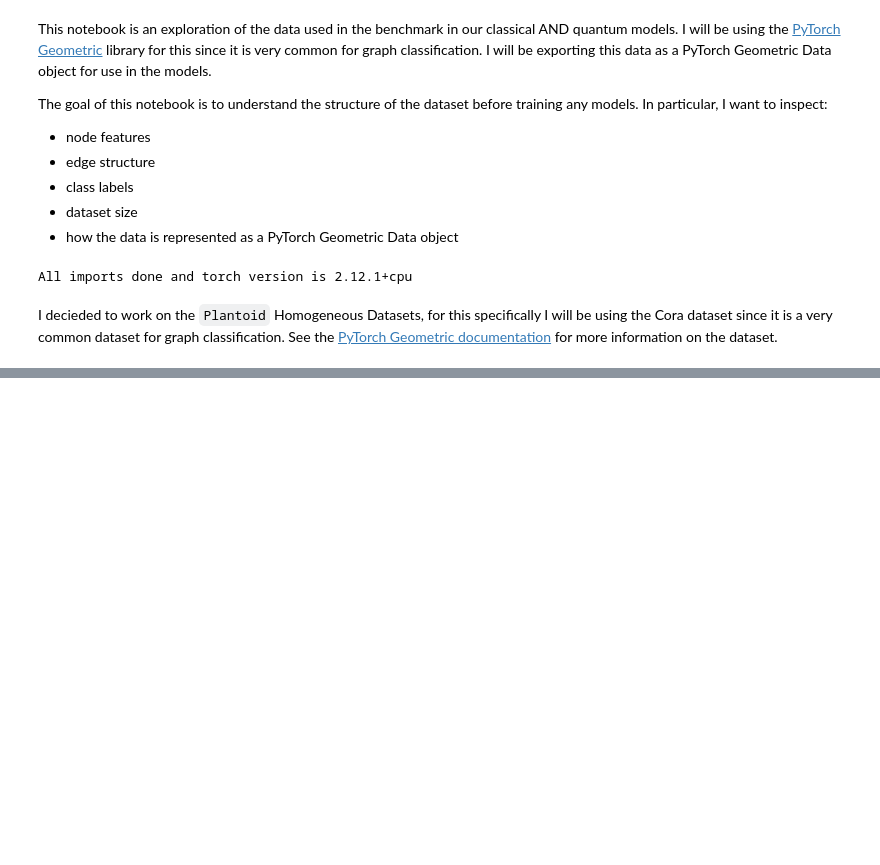
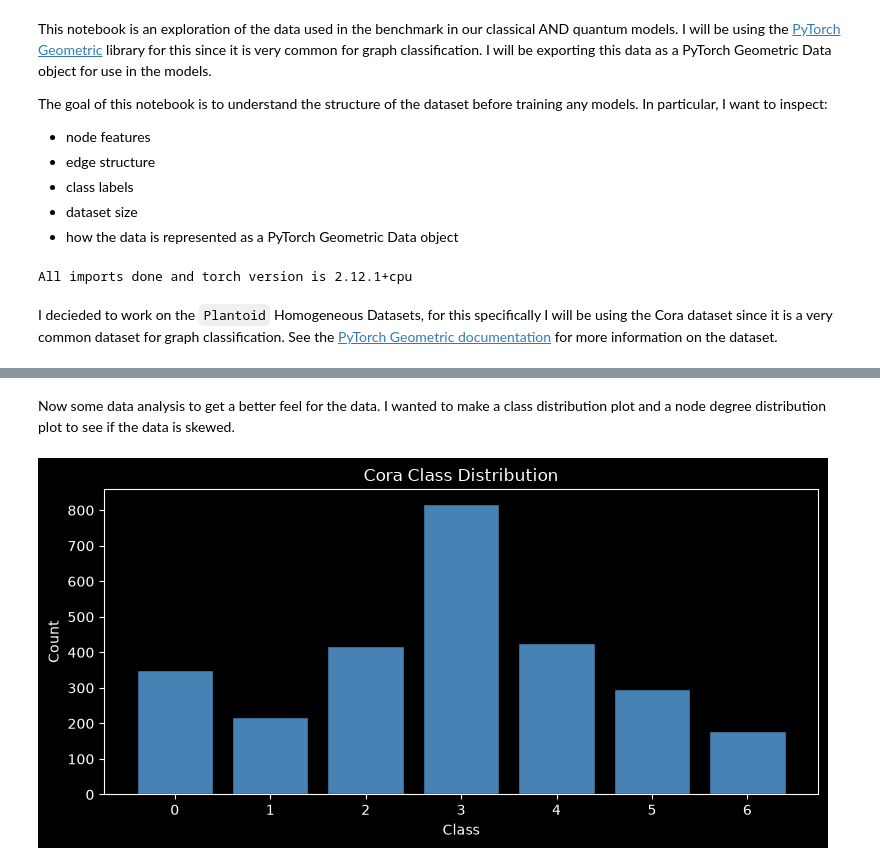
Before and after one commit to Aiden-Rader/qml-graph-benchmark, a Jupyter notebook: notebooks/01_data_exploration.ipynb, the cells around one changed output, grey strips where cells are left out. Cells and saved outputs as stored; diff of their text form; code cells hidden in the pictures; blank space fills up the shorter version.

```diff
--- a/notebooks/01_data_exploration.ipynb
+++ b/notebooks/01_data_exploration.ipynb
@@ -54,0 +137,14 @@ Now that we have our data in a PyTorch Geometric Data object, we can start to ex
+# %% [markdown]
+Now some data analysis to get a better feel for the data. I wanted to make a class distribution plot and a node degree distribution plot to see if the data is skewed.
+# %%
+# Class distribution
+plt.figure(figsize=(8, 4))
+plt.bar(range(dataset.num_classes), label_counts.tolist(), color='steelblue', edgecolor='black')
+plt.xticks(range(dataset.num_classes))
+plt.xlabel('Class')
+plt.ylabel('Count')
+plt.title('Cora Class Distribution')
+plt.tight_layout()
+plt.show()
+# %% [output]
+[figure, added]
```
Also changed, not shown: parts of 11 cells of this notebook, 2 other files.
